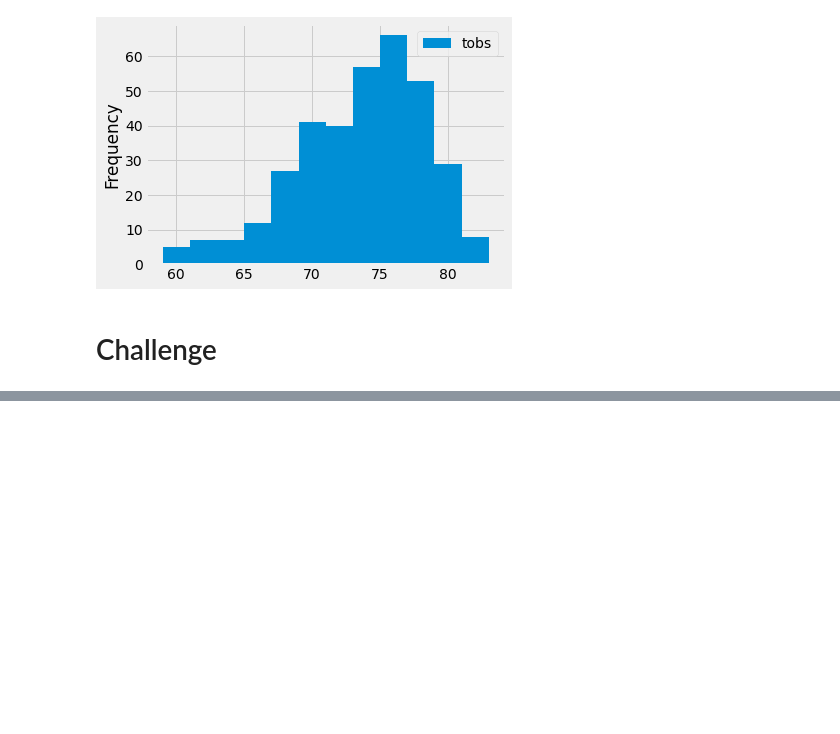
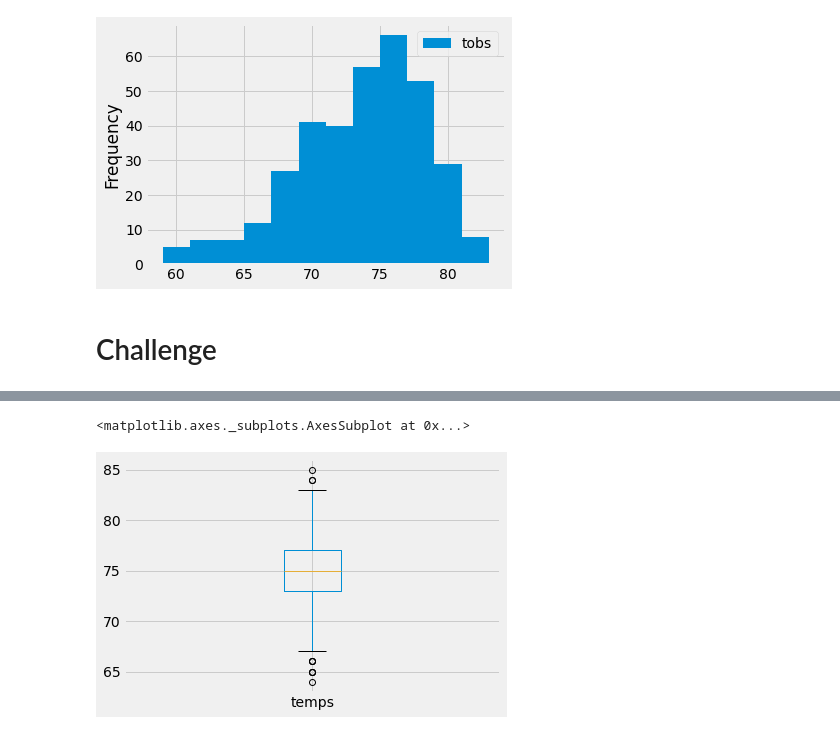
Before and after one commit to GR8505/Surfs_Up, a Jupyter notebook: climate_analysis.ipynb, the cells around one changed output, grey strips where cells are left out. Cells and saved outputs as stored; diff of their text form; code cells hidden in the pictures; blank space fills up the shorter version.

Commit message:
Updating Challenge file and Images folder.

```diff
--- a/climate_analysis.ipynb
+++ b/climate_analysis.ipynb
@@ -157,0 +159,10 @@ plt.tight_layout()
+# %%
+# Determine Key Statistical Data for the month of June
+# Getting June temperatures using extract() function
+june_temps = session.query(Measurement).filter(extract('month', Measurement.date) == 6)
+
+# Creating list of temperatures for June
+june_temps_list = [temp.tobs for temp in june_temps]
+
+# Printing mean temperature for the month of June
+print(np.mean(june_temps_list))
@@ -157,0 +183,5 @@ plt.tight_layout()
+# %%
+# Compare findings between the month of June and the month of December
+# Key Statistical data for the month of June
+june_df=DataFrame(june_temps_list, columns=['temps'])
+june_df.describe()
@@ -157,0 +212,5 @@ plt.tight_layout()
+# %%
+june_df.boxplot()
+# %% [output]
+<matplotlib.axes._subplots.AxesSubplot at 0x...>
+[figure, added]
```
Also changed, not shown: parts of 9 cells of this notebook, 4 other files.
